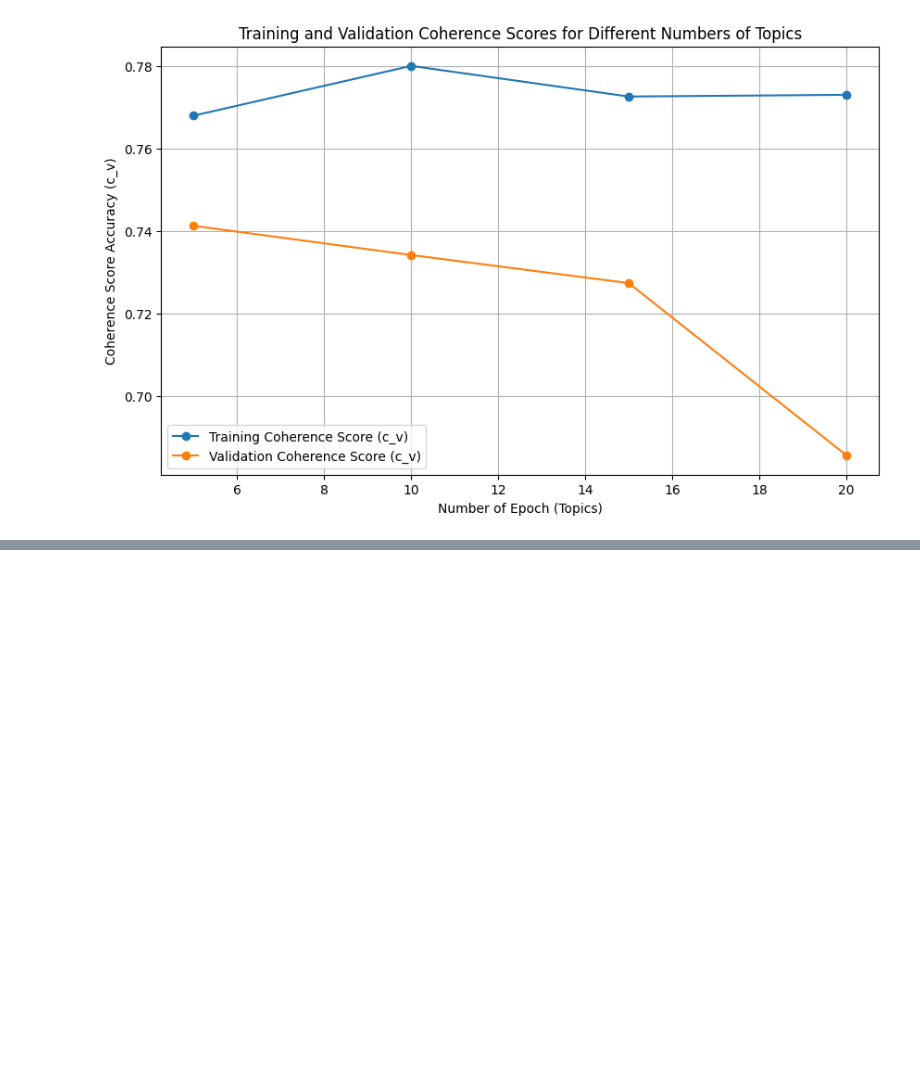
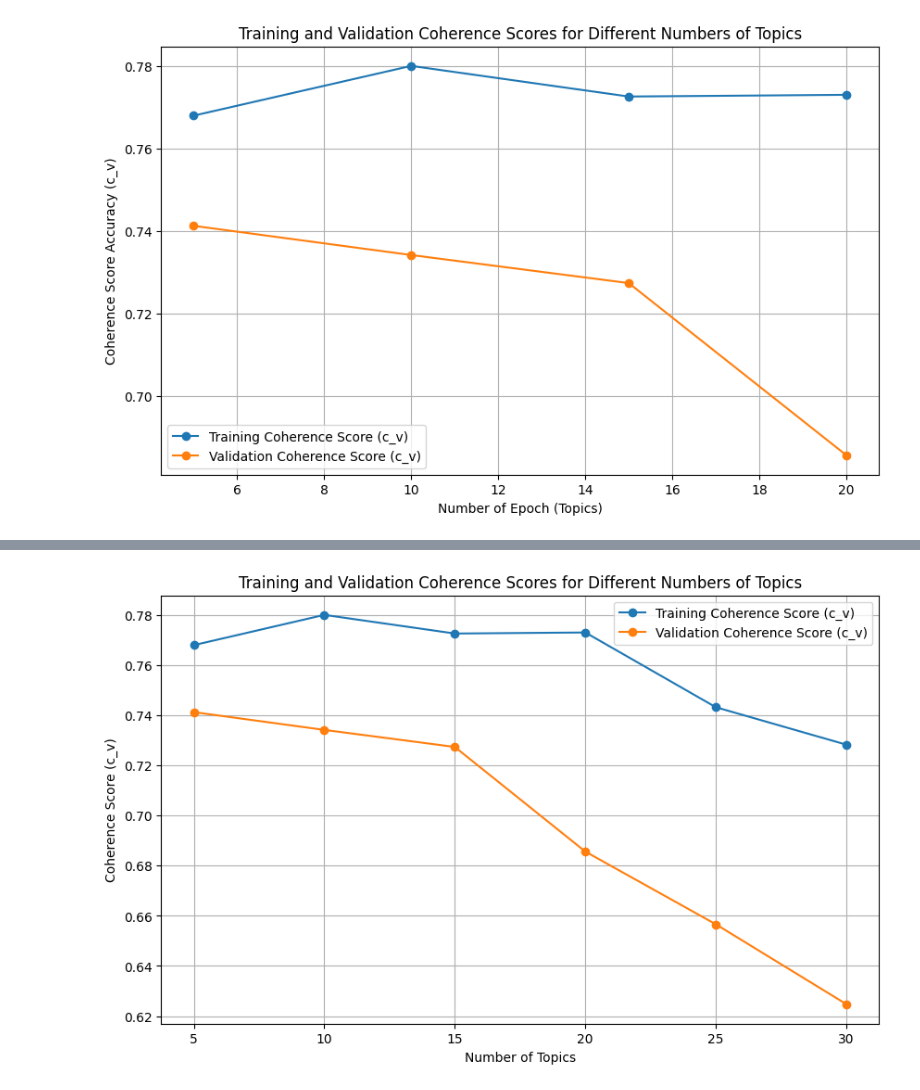
Before and after one commit to ganeshmukhiya/Modified-Topic-Modeling-NMF, a Jupyter notebook: MODEL_ANALYSISI.ipynb, the cells around one changed output, grey strips where cells are left out. Cells and saved outputs as stored; diff of their text form; code cells hidden in the pictures; blank space fills up the shorter version.

```diff
--- a/MODEL_ANALYSISI.ipynb
+++ b/MODEL_ANALYSISI.ipynb
@@ -77,0 +150,70 @@ plt.show()
+# %%
+import nltk
+import matplotlib.pyplot as plt
+from sklearn.datasets import fetch_20newsgroups
+from sklearn.feature_extraction.text import TfidfVectorizer
+from sklearn.decomposition import NMF
+from gensim.models.coherencemodel import CoherenceModel
+from gensim.corpora import Dictionary
+import numpy as np
+import re
+from nltk.tokenize import word_tokenize
+
+# Download necessary NLTK data
+nltk.download('punkt')
+
+# Fetching and splitting the dataset
+data = fetch_20newsgroups(remove=('headers', 'footers', 'quotes')).data
+train_data, val_data = np.split(data, [int(.8 * len(data))])
+
+# Tokenizing the data for Gensim
+def preprocess(text):
+    return [word for word in word_tokenize(re.sub(r'\W+', ' ', text.lower())) if len(word) > 1]
+
+tokenized_train_data = [preprocess(doc) for doc in train_data]
+tokenized_val_data = [preprocess(doc) for doc in val_data]
+
+# Vectorizing the data
+vectorizer = TfidfVectorizer(max_df=0.95, min_df=2, stop_words='english')
+train_tfidf = vectorizer.fit_transform(train_data)
+val_tfidf = vectorizer.transform(val_data)  # Vectorize validation data
+
+# Prepare Gensim Dictionary
+dictionary = Dictionary(tokenized_train_data)
+
+# Range of topics to test
+topic_nums = range(5, 31, 5)
+train_coherence_scores = []
+val_coherence_scores = []
+
+for num_topics in topic_nums:
+    # Train the NMF model with the current number of topics
+    nmf_model = NMF(n_components=num_topics, random_state=42, max_iter=200)
+    W_train = nmf_model.fit_transform(train_tfidf)
+    H_train = nmf_model.components_
+
+    # Prepare topics for coherence computation
+    terms = vectorizer.get_feature_names_out()
+    topics = [[terms[i] for i in topic.argsort()[:-11:-1]] for topic in H_train]
+
+    # Compute training coherence score
+    coherence_model_train = CoherenceModel(topics=topics, texts=tokenized_train_data, dictionary=dictionary, coherence='c_v')
+    train_coherence_scores.append(coherence_model_train.get_coherence())
+
+    # Compute validation coherence score
+    W_val = nmf_model.transform(val_tfidf)
+    val_loss = np.mean((val_tfidf.toarray() - np.dot(W_val, H_train)) ** 2)
+    val_coherence_model = CoherenceModel(topics=topics, texts=tokenized_val_data, dictionary=dictionary, coherence='c_v')
+    val_coherence_scores.append(val_coherence_model.get_coherence())
+
+# Plotting the coherence scores
+plt.figure(figsize=(10, 6))
+plt.plot(topic_nums, train_coherence_scores, marker='o', label='Training Coherence Score (c_v)')
+plt.plot(topic_nums, val_coherence_scores, marker='o', label='Validation Coherence Score (c_v)')
+plt.xlabel('Number of Topics')
+plt.ylabel('Coherence Score (c_v)')
+plt.title('Training and Validation Coherence Scores for Different Numbers of Topics')
+plt.legend()
+plt.grid(True)
+plt.show()
+# %% [output]
@@ -77,0 +222 @@ plt.show()
+[figure, added]
```
Also changed, not shown: parts of 3 cells of this notebook.
